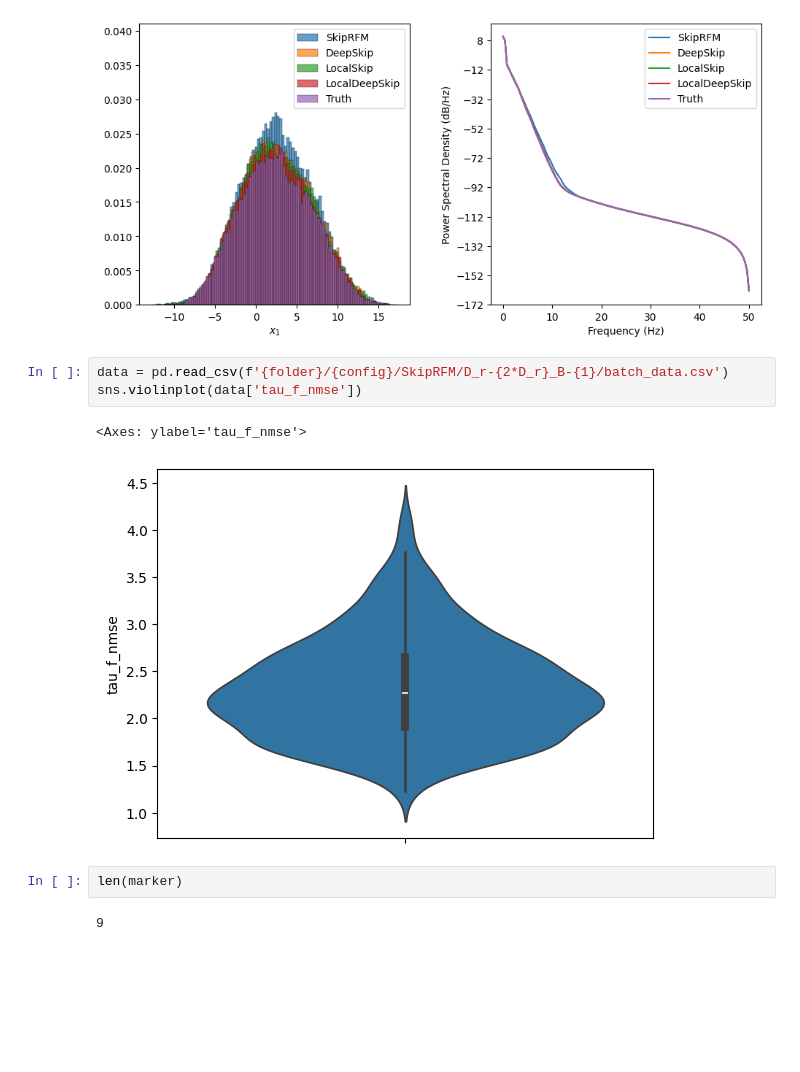
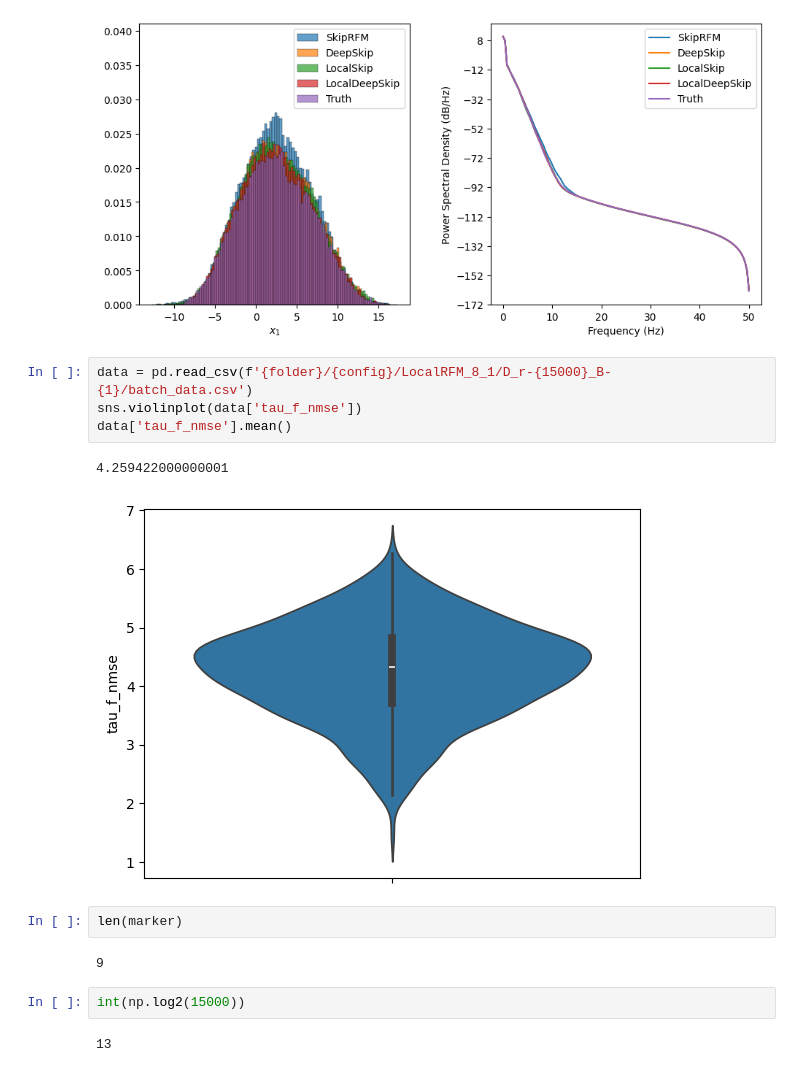
Before and after one commit to pinakm9/DeepRFM, a Jupyter notebook: notebooks/KS-200.ipynb, the cells around one changed output. Drawn from its saved outputs; the diff is of its cells as text; blank space fills up the shorter version.

```diff
--- a/notebooks/KS-200.ipynb
+++ b/notebooks/KS-200.ipynb
@@ -244,12 +244,17 @@ plt.savefig('../data/plots/L96-climate.pdf', dpi=1200, bbox_inches="tight")
 # %% [output]
 [figure]
 # %%
-data = pd.read_csv(f'{folder}/{config}/SkipRFM/D_r-{2*D_r}_B-{1}/batch_data.csv')
+data = pd.read_csv(f'{folder}/{config}/LocalRFM_8_1/D_r-{15000}_B-{1}/batch_data.csv')
 sns.violinplot(data['tau_f_nmse'])
+data['tau_f_nmse'].mean()
 # %% [output]
-<Axes: ylabel='tau_f_nmse'>
+4.259422000000001
-[figure, old version]
+[figure, new version]
 # %%
 len(marker)
 # %% [output]
 9
+# %%
+int(np.log2(15000))
+# %% [output]
+13
```
Also changed, not shown: 3 other files.
